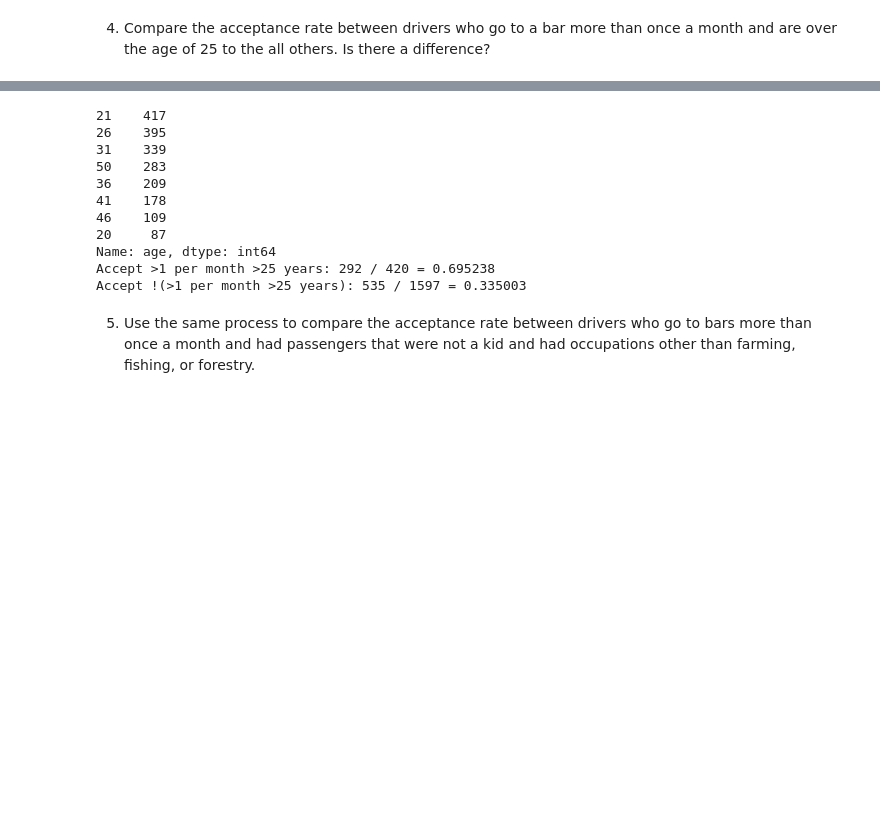
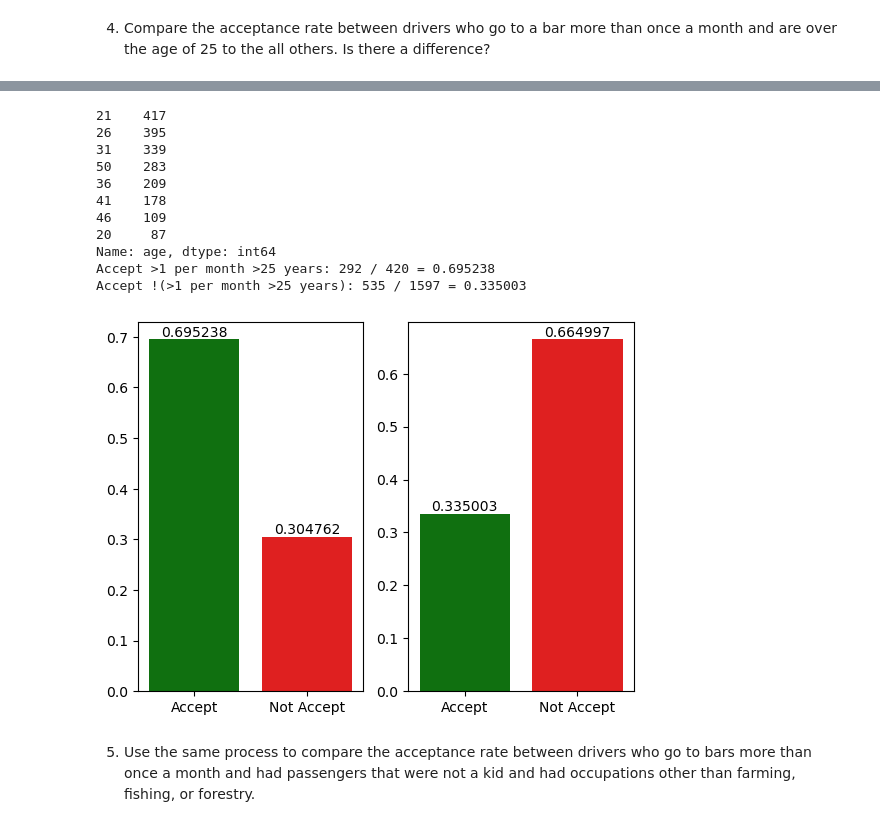
Before and after one commit to bwalsh125/assignment5_1, a Jupyter notebook: prompt.ipynb, the cells around one changed output, grey strips where cells are left out. Drawn from its saved outputs; the diff is of its cells as text; code cells hidden in the pictures; blank space fills up the shorter version.

Commit message:
Found ways to use normalized value_counts.  Seaborn bar chart features.

```diff
--- a/prompt.ipynb
+++ b/prompt.ipynb
@@ -265,7 +269,20 @@ print(barc.query('Y == 1')[['Y']].sum().iloc[0] / len(barc))
 def print_accept_rate(str, dn, dd):
     print("%s: %d / %d = %f" % (str, len(dn), len(dd), len(dn) / len(dd)))
 
-    # get those that are in the 'Bar' column >3
+def plot_accept_rate(df, subp):
+    name_map = { 0 : 'Not Accept', 1 : "Accept"}
+    palette = { "Accept" : "green", "Not Accept" : "Red"}
+    plt.subplot(subp)
+    # Try a seaborn bar plot
+    bvc = df['Y'].map(name_map).value_counts(normalize=True)
+    bvc = bvc.sort_index()
+    fig = sns.barplot(x=bvc.sort_index().index, y=bvc.values, palette=palette)
+
+    # Found way to annotate values to the bars
+    for i in fig.containers:
+        fig.bar_label(i,)
+
+# get those that are in the 'Bar' column >3
 barc_gt3 = barc[(barc['Bar'] == '4~8') | (barc['Bar'] == 'gt8')]
 barc_lte3 = barc.drop(barc_gt3.index, axis=0)
 
@@ -303,29 +329,33 @@ AttributeError: Can only use .str accessor with string values!
 # %%
 print(barc_agec['age'].value_counts())
 
 # calculating those that go to the bar >1 times per month and over 25 years
 barc_gt1 = barc_agec[(barc_agec['Bar'] == '4~8') | (barc_agec['Bar'] == 'gt8') | (barc_agec['Bar'] == '1~3')]
 barc_gt1m_gt25y = barc_gt1[barc_gt1['age'] > 25]
 barc_gt1m_gt25y_accept = barc_gt1m_gt25y.query('Y == 1')
 
 print_accept_rate("Accept >1 per month >25 years", barc_gt1m_gt25y_accept, barc_gt1m_gt25y)
 
-# the problem statues "all others", but I think they mean those not in this category
+# the problem states "all others", but I think they mean those not in this category
 barc_not_gt1m_gt25y = barc_agec.drop(barc_gt1m_gt25y.index, axis=0)
 barc_not_gt1m_gt25y_accept = barc_not_gt1m_gt25y.query('Y == 1')
 
 print_accept_rate("Accept !(>1 per month >25 years)", barc_not_gt1m_gt25y_accept, barc_not_gt1m_gt25y)
+
+plot_accept_rate(barc_gt1m_gt25y, 121)
+plot_accept_rate(barc_not_gt1m_gt25y, 122)
 # %% [output]
 21    417
 26    395
 31    339
 50    283
 36    209
 41    178
 46    109
 20     87
 Name: age, dtype: int64
 Accept >1 per month >25 years: 292 / 420 = 0.695238
 Accept !(>1 per month >25 years): 535 / 1597 = 0.335003
+[figure, added]
 # %% [markdown]
 5. Use the same process to compare the acceptance rate between drivers who go to bars more than once a month and had passengers that were not a kid and had occupations other than farming, fishing, or forestry.
```
Also changed, not shown: parts of 3 cells of this notebook.
